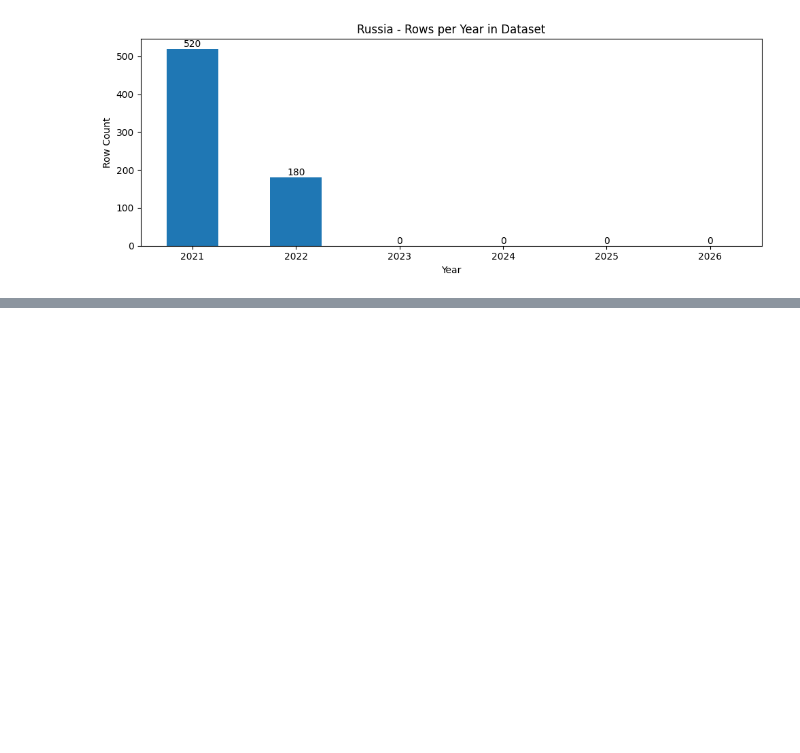
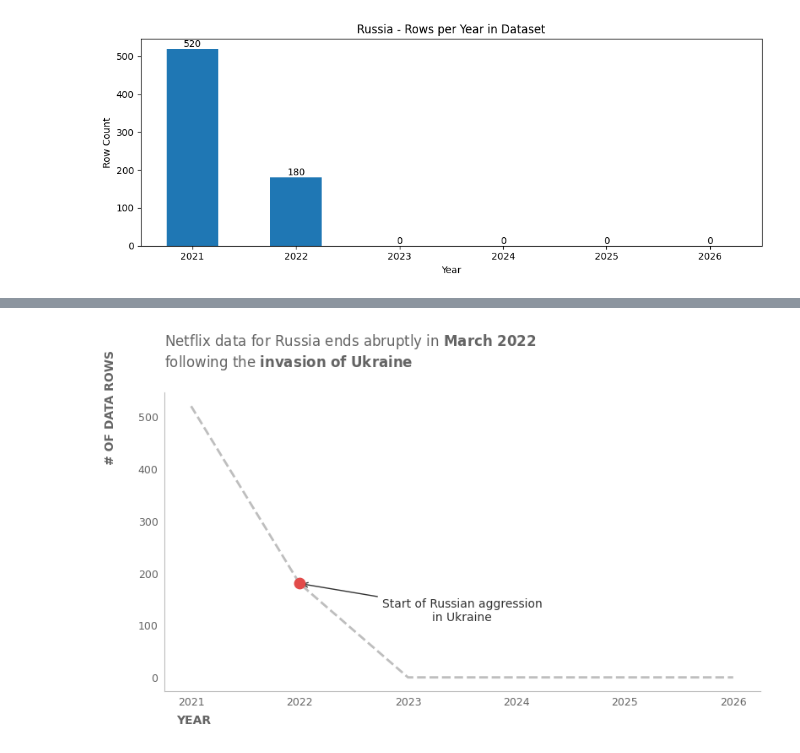
Before and after one commit to Akina-Aoki/Netflix_Analytics_DE_UX, a Jupyter notebook: eda/05_netflix_merged_eda_christophe.ipynb, the cells around one changed output, grey strips where cells are left out. Cells and saved outputs as stored; diff of their text form; code cells hidden in the pictures; blank space fills up the shorter version.

```diff
--- a/eda/05_netflix_merged_eda_christophe.ipynb
+++ b/eda/05_netflix_merged_eda_christophe.ipynb
@@ -270,0 +512,42 @@ plt.show()
+# %%
+fig, ax = plt.subplots(figsize=(8, 5))
+
+ax.plot(range(len(russia_rows)), russia_rows.values, color=GRAY_1, linewidth=2, zorder=2, linestyle="--")
+
+ax.scatter([1], [russia_rows.iloc[1]], color=RED_1, s=80, zorder=4)
+
+ax.spines[["top", "right"]].set_visible(False)
+ax.spines[["left", "bottom"]].set_color(GRAY_1)
+ax.tick_params(axis="both", labelsize=9, colors=GRAY_3, length=0, pad=5)
+ax.set_xticks(range(len(russia_rows)))
+ax.set_xticklabels(russia_rows.index, rotation=0);
+
+ax.set_ylabel("# OF DATA ROWS", color=GRAY_3, fontweight="bold", rotation=90, labelpad=10)
+ax.set_xlabel("YEAR", color=GRAY_3, fontweight="bold")
+ax.xaxis.set_label_coords(0.05, -0.08)
+ax.yaxis.set_label_coords(-0.08, 0.95)
+
+ax.set_title(
+    "Netflix data for Russia ends abruptly in "
+    + r"$\bf{March\ 2022}$"
+    + "\nfollowing the "
+    + r"$\bf{invasion\ of\ Ukraine}$",
+    pad=22, color=GRAY_3, loc="left",
+)
+
+ax.annotate(
+    text="Start of Russian aggression\nin Ukraine",
+    xy=(1, russia_rows.iloc[1]),
+    xytext=(2.5, russia_rows.iloc[1] * 0.6),
+    arrowprops=dict(arrowstyle="->", color=GRAY_strong),
+    fontsize=10,
+    color=GRAY_strong,
+    ha="center",
+)
+
+
+fig.tight_layout()
+fig.savefig("figures/russia_storytelling.png", bbox_inches="tight")
+plt.show()
+# %% [output]
+[figure, added]
```
Also changed, not shown: parts of 40 cells of this notebook.
